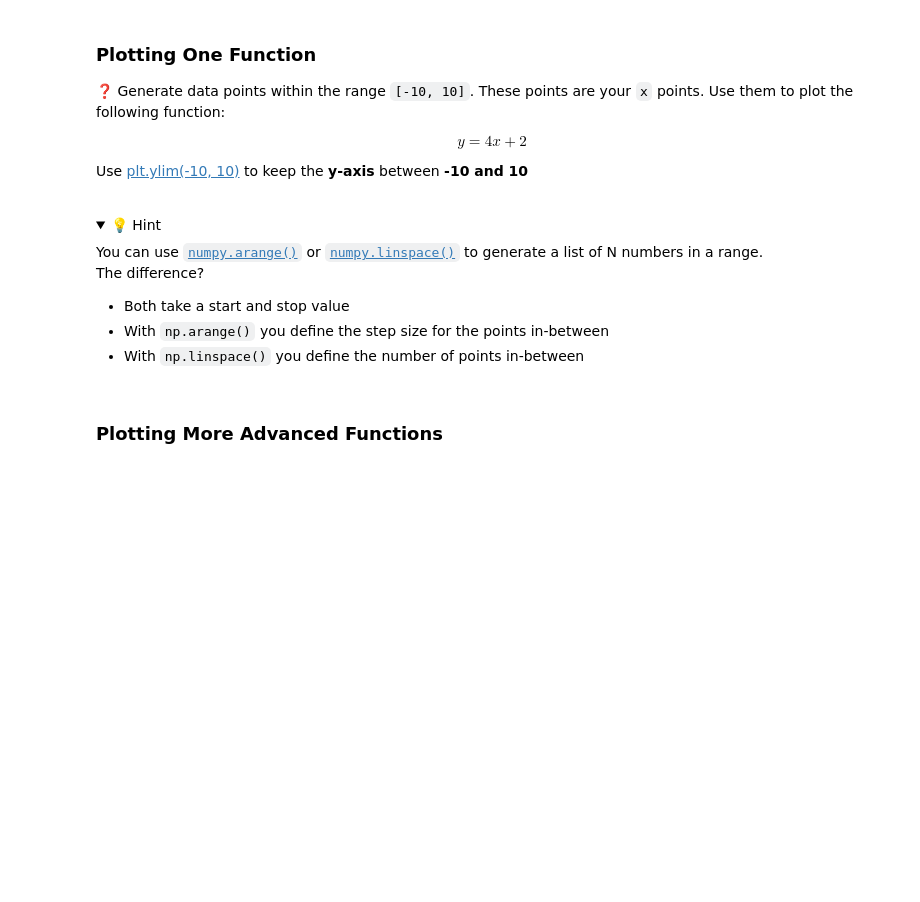
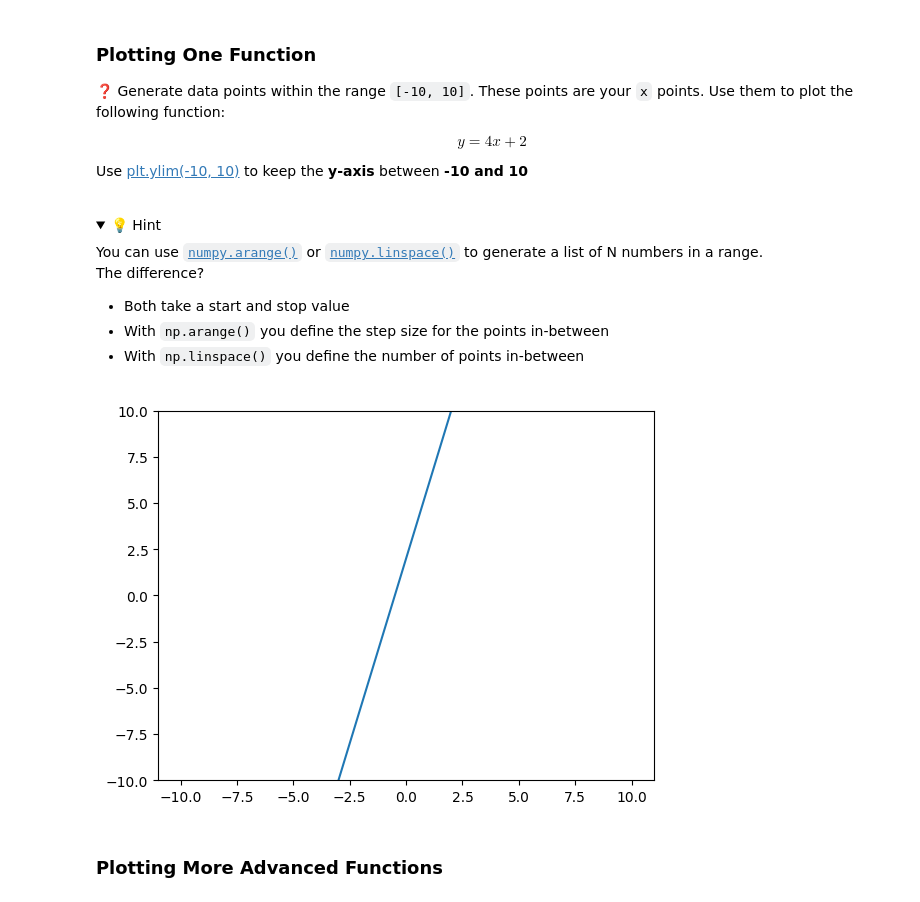
Before and after one commit to aardeleAI/data-algebra-warmup, a Jupyter notebook: algebra-warmup.ipynb, the cells around one changed output. Cells and saved outputs as stored; diff of their text form; code cells hidden in the pictures; folded sections open; blank space fills up the shorter version.

```diff
--- a/algebra-warmup.ipynb
+++ b/algebra-warmup.ipynb
@@ -92,3 +99,13 @@ Use [ plt.ylim(-10, 10)](https://matplotlib.org/stable/api/_as_gen/matplotlib.py
+# %%
+x_points = np.linspace(-10,10)
+x_points
+y_points = (4 * x_points) + 2
+y_points
+plt.plot(x_points, y_points)
+plt.ylim(-10,10)
+plt.show()
+# %% [output]
+[figure, added]
 # %% [markdown]
 ### Plotting More Advanced Functions
 # %% [markdown]
```
Also changed, not shown: parts of 12 cells of this notebook.
